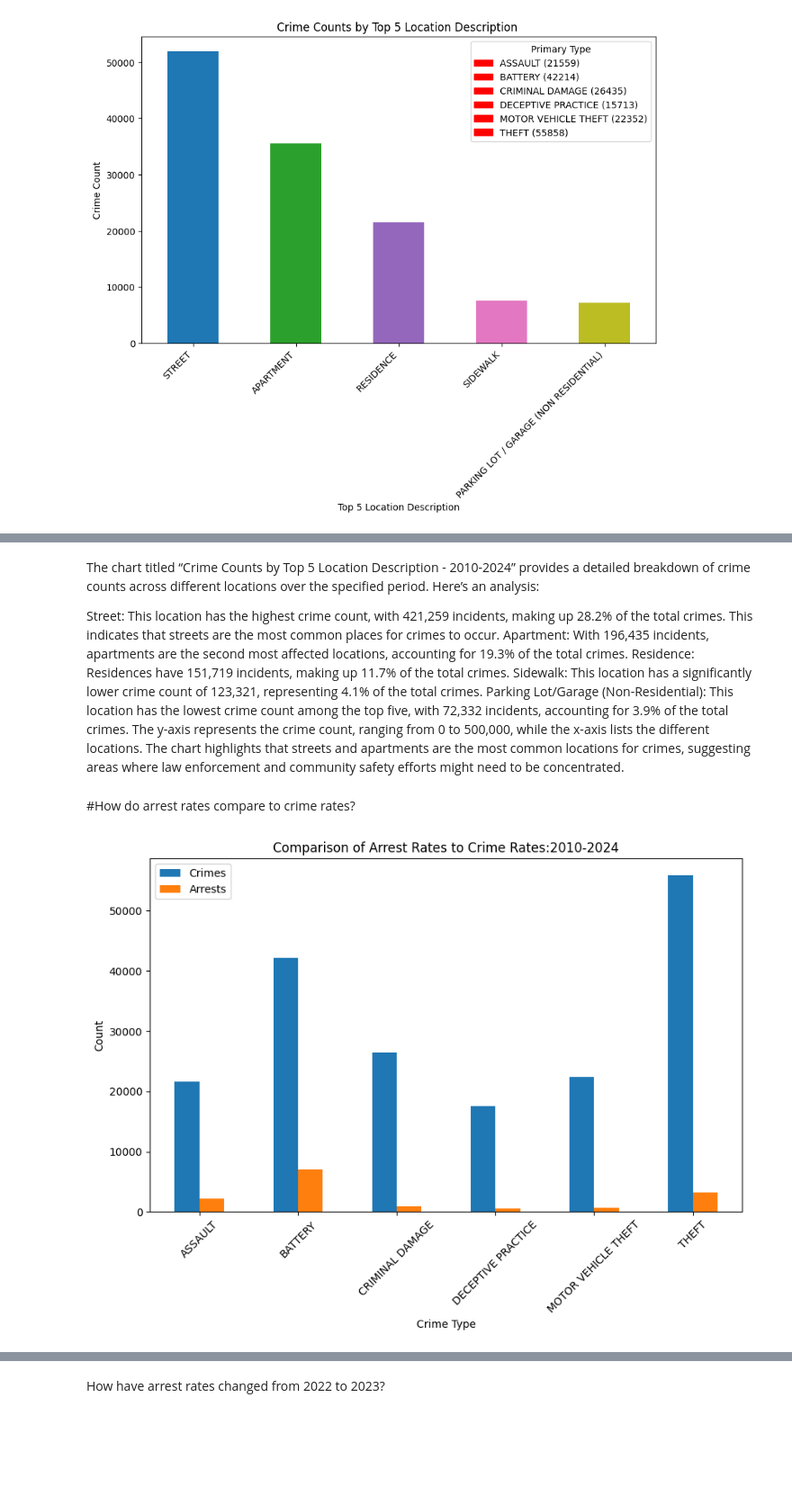
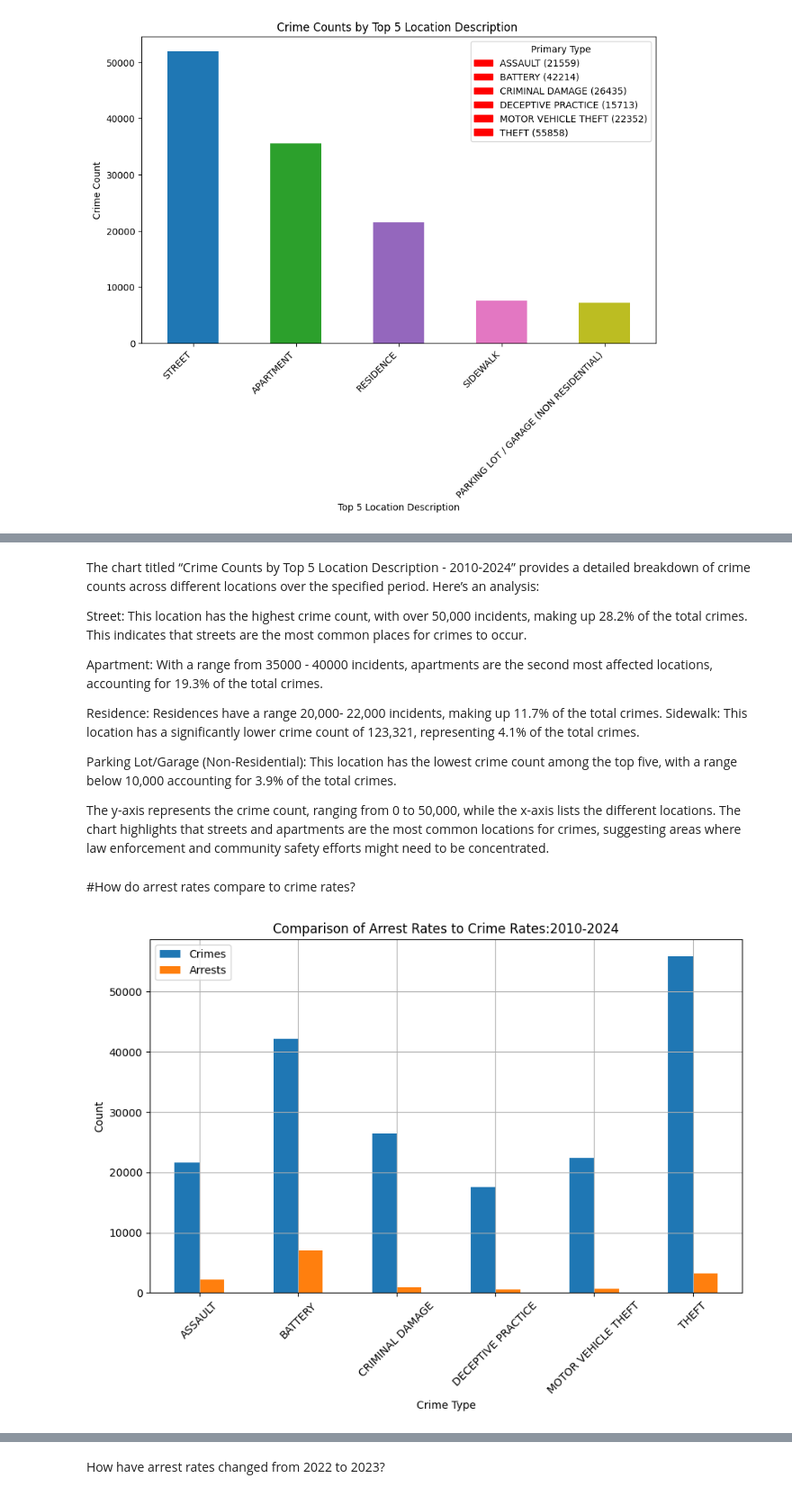
Before and after one commit to ktg8080/Project_1, a Jupyter notebook: aparajita_chicago_crime_analysis.ipynb, the cells around one changed output, grey strips where cells are left out. Shown: that part at 90% size. Saved outputs shown, nothing was run; the diff lists cells and outputs as text; code cells hidden in the pictures; blank space fills up the shorter version.

```diff
--- a/chicago_crime_analysis.ipynb
+++ b/aparajita_chicago_crime_analysis.ipynb
@@ -319,33 +345,38 @@ plt.show()
 # %% [markdown]
 The chart titled “Crime Counts by Top 5 Location Description - 2010-2024” provides a detailed breakdown of crime counts across different locations over the specified period. Here’s an analysis:
 
-Street: This location has the highest crime count, with 421,259 incidents, making up 28.2% of the total crimes. This indicates that streets are the most common places for crimes to occur.
-Apartment: With 196,435 incidents, apartments are the second most affected locations, accounting for 19.3% of the total crimes.
-Residence: Residences have 151,719 incidents, making up 11.7% of the total crimes.
+Street: This location has the highest crime count, with over 50,000 incidents, making up 28.2% of the total crimes. This indicates that streets are the most common places for crimes to occur.
+
+Apartment: With a range from 35000 - 40000 incidents, apartments are the second most affected locations, accounting for 19.3% of the total crimes.
+
+Residence: Residences have a range 20,000- 22,000 incidents, making up 11.7% of the total crimes.
 Sidewalk: This location has a significantly lower crime count of 123,321, representing 4.1% of the total crimes.
-Parking Lot/Garage (Non-Residential): This location has the lowest crime count among the top five, with 72,332 incidents, accounting for 3.9% of the total crimes.
-The y-axis represents the crime count, ranging from 0 to 500,000, while the x-axis lists the different locations. The chart highlights that streets and apartments are the most common locations for crimes, suggesting areas where law enforcement and community safety efforts might need to be concentrated.
+
+Parking Lot/Garage (Non-Residential): This location has the lowest crime count among the top five, with a range below 10,000 accounting for 3.9% of the total crimes.
+
+The y-axis represents the crime count, ranging from 0 to 50,000, while the x-axis lists the different locations. The chart highlights that streets and apartments are the most common locations for crimes, suggesting areas where law enforcement and community safety efforts might need to be concentrated.
 # %% [markdown]
 #How do arrest rates compare to crime rates?
 # %%
 # Group by Primary Type and count arrests
 arrest_counts = filtered_top6_crimes.groupby('Primary Type')['Arrest'].sum()
 crime_counts = filtered_top6_crimes['Primary Type'].value_counts()
 
 # Create a DataFrame for plotting
 plot_data = pd.DataFrame({'Crimes': crime_counts, 'Arrests': arrest_counts})
 
 # Plotting
 ax = plot_data.plot(kind='bar', figsize=(10, 6))
 plt.title('Comparison of Arrest Rates to Crime Rates:2010-2024')
 plt.xlabel('Crime Type')
 plt.ylabel('Count')
 plt.legend(['Crimes', 'Arrests'])
 plt.xticks(rotation=45)
-plt.savefig('Comparison of Arrest Rates to Crime Rates:2010-2024.png')
+plt.grid(True)
+plt.savefig('Aparajita_solutions/solution_images/Comparison of Arrest Rates to Crime Rates:2010-2024.png')
 plt.show()
 # %% [output]
-[figure, old version]
+[figure, new version]
 # %% [markdown]
 The chart titled “Comparison of Arrest Rates to Crime Rates: 2010-2024” provides a visual comparison of the number of arrests versus the number of reported crimes for various crime types. Here’s a detailed analysis:
 
```
Also changed, not shown: parts of 16 cells of this notebook, 11 other files.
